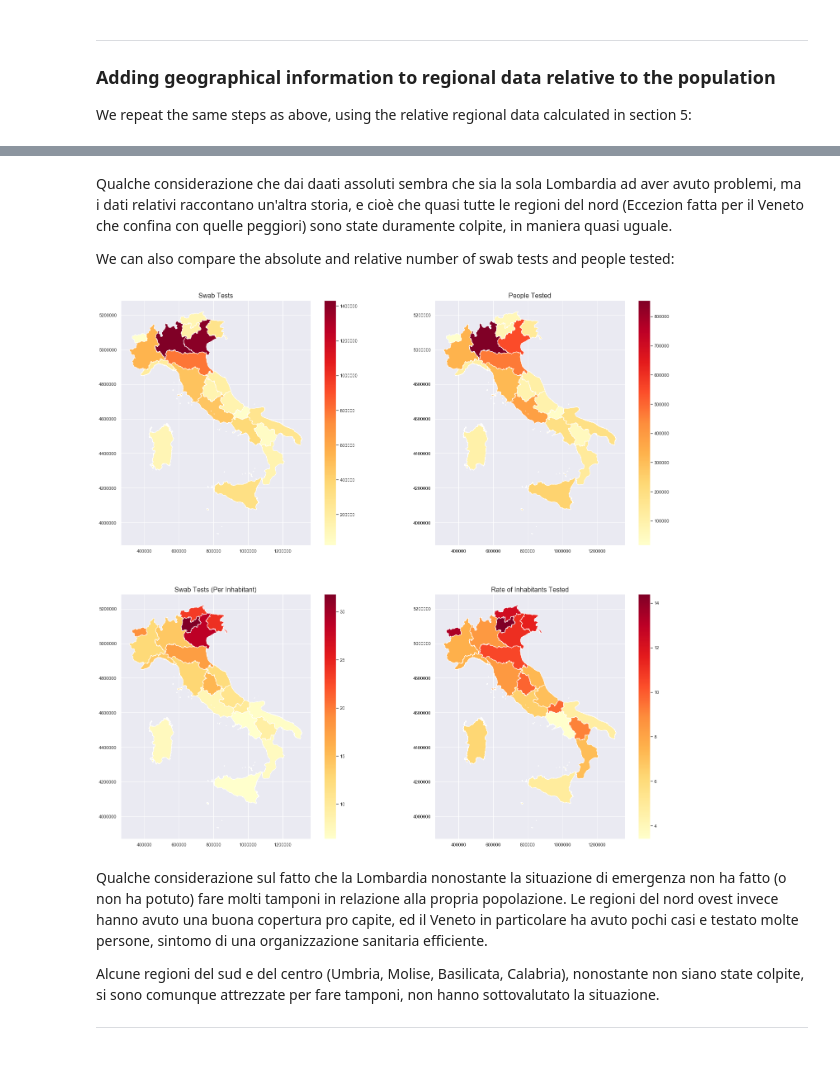
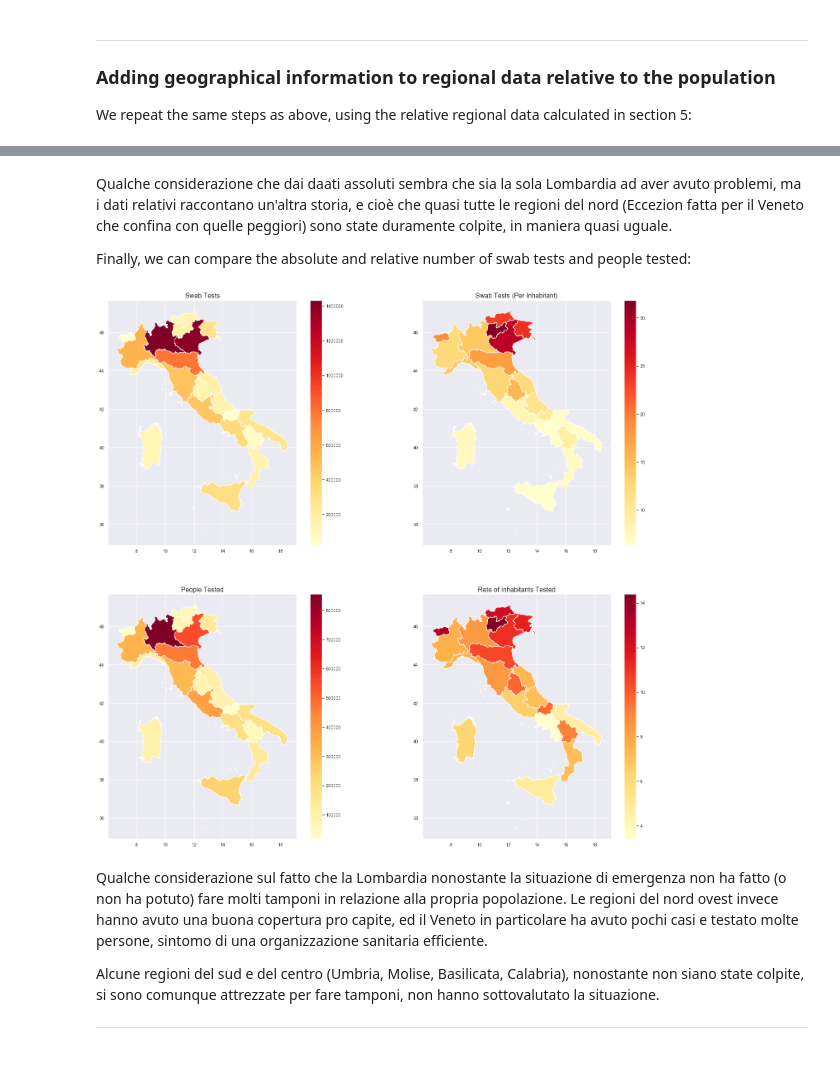
Before and after one commit to JacopoBartoli/agm_algorithms, a Jupyter notebook: Bartoli-Ravagli.ipynb, the cells around one changed output, grey strips where cells are left out. Drawn from its saved outputs; the diff is of its cells as text; code cells hidden in the pictures.

```diff
--- a/Bartoli-Ravagli.ipynb
+++ b/Bartoli-Ravagli.ipynb
@@ -255,8 +293,8 @@ array([None, 'pd-IT-0001', 'nd-IT-0007', 'nd-IT-0010', 'dc-IT-0001',
        'AI N. 199 CASI POSITIVI DELLA PROVINCIA DI POTENZA AL 17/08/2020  DEVONO ESSERE DETRATTI N. 2 CASI FALSI POSITIVI DICHIARATI IN DATA 15/08/2020.'],
       dtype=object)
 # %%
-df_reg = df_reg.drop(columns=["note"])
-df_prov = df_prov.drop(columns=["note"])
+df_reg.drop(columns=["note"], inplace=True)
+df_prov.drop(columns=["note"], inplace=True)
 # %% [markdown]
 Looking at the column types, we can see that the data under the columns `data` are stored as `object` in both dataframes. It is more appropriate to use the pandas `Timestamp` type, to facilitate queries.
 According to the documentation and to the size of data, for each day and region (for each day and province for the provinces dataframe) there is a unique entry, so for simplicity we can keep only the date without the time normalizing the column.
@@ -743,7 +764,8 @@ array(['Italia', 'Nord-ovest', 'Piemonte', 'Torino', 'Vercelli', 'Novara',
 # %%
 # Retrieve the regional data of interest, sampled by week
 # We need to reset the index to merge it with the population dataframe
-df = df_reg[["totale_casi", "deceduti", "tamponi", "casi_testati", "totale_positivi"]].reset_index() # removed .unstack().asfreq("W").stack() before reset_index()
+df = df_reg[["totale_casi", "deceduti", "tamponi", "casi_testati", \
+             "totale_positivi", "ricoverati_con_sintomi"]].reset_index()
 df_reg_relative = df.merge(df_pop, left_on="denominazione_regione", right_on="Territorio")
 # Drop duplicate column
 df_reg_relative = df_reg_relative.drop(columns="Territorio")
@@ -762,6 +784,6 @@ Divide columns *totale_casi*, *tamponi* and *totale_positivi* by *popolazione* t
 # %%
-df_reg_relative[["totale_casi", "deceduti", "tamponi", "casi_testati", "totale_positivi"]] = \
-    df_reg_relative[["totale_casi", "deceduti", "tamponi", "casi_testati", "totale_positivi"]].div(df_reg_relative["popolazione"]/100, axis=0)
+df_reg_relative[["totale_casi", "deceduti", "tamponi", "casi_testati", "totale_positivi", "ricoverati_con_sintomi"]] = \
+    df_reg_relative[["totale_casi", "deceduti", "tamponi", "casi_testati", "totale_positivi", "ricoverati_con_sintomi"]].div(df_reg_relative["popolazione"]/100, axis=0)
 df_reg_relative.head()
 # %% [output]
 |  | data | denominazione_regione | totale_casi | deceduti | tamponi | casi_testati | totale_positivi | ... |
@@ -1103,0 +1110,3 @@ geo_data_by_region
+# %%
+geo_data_by_region["death_rate"] = geo_data_by_region["totale_casi"] / geo_data_by_region["deceduti"]
+geo_data_by_region[["DEN_REG", "death_rate"]]
@@ -1169,23 +1197,23 @@ ax.title.set_fontsize(16)
 # %% [markdown]
 Qualche considerazione che dai daati assoluti sembra che sia la sola Lombardia ad aver avuto problemi, ma i dati relativi raccontano un'altra storia, e cioè che quasi tutte le regioni del nord (Eccezion fatta per il Veneto che confina con quelle peggiori) sono state duramente colpite, in maniera quasi uguale.
 
-We can also compare the absolute and relative number of swab tests and people tested:
+Finally, we can compare the absolute and relative number of swab tests and people tested:
 # %%
 fig, axes = plt.subplots(2, 2, figsize=(25,24))
 ax = geo_data_by_region.plot(ax=axes[0, 0], column='tamponi', cmap="YlOrRd", legend=True)
 ax.title.set_text("Swab Tests")
 ax.title.set_fontsize(16)
-ax = geo_data_by_region.plot(ax=axes[0, 1], column='casi_testati', cmap="YlOrRd", legend=True)
+ax = geo_data_relative.plot(ax=axes[0, 1], column='tamponi', cmap="YlOrRd", legend=True)
+ax.title.set_text("Swab Tests (Per Inhabitant)")
+ax.title.set_fontsize(16)
+ax = geo_data_by_region.plot(ax=axes[1, 0], column='casi_testati', cmap="YlOrRd", legend=True)
 ax.title.set_text("People Tested")
-ax.title.set_fontsize(16)
-ax = geo_data_relative.plot(ax=axes[1, 0], column='tamponi', cmap="YlOrRd", legend=True)
-ax.title.set_text("Swab Tests (Per Inhabitant)")
 ax.title.set_fontsize(16)
 ax = geo_data_relative.plot(ax=axes[1, 1], column='casi_testati', cmap="YlOrRd", legend=True)
 ax.title.set_text("Rate of Inhabitants Tested")
 ax.title.set_fontsize(16)
 # %% [output]
-[figure, old version]
+[figure, new version]
 # %% [markdown]
 Qualche considerazione sul fatto che la Lombardia nonostante la situazione di emergenza non ha fatto (o non ha potuto) fare molti tamponi in relazione alla propria popolazione. Le regioni del nord ovest invece hanno avuto una buona copertura pro capite, ed il Veneto in particolare ha avuto pochi casi e testato molte persone, sintomo di una organizzazione sanitaria efficiente.
 
```
Also changed, not shown: parts of 54 cells of this notebook.
